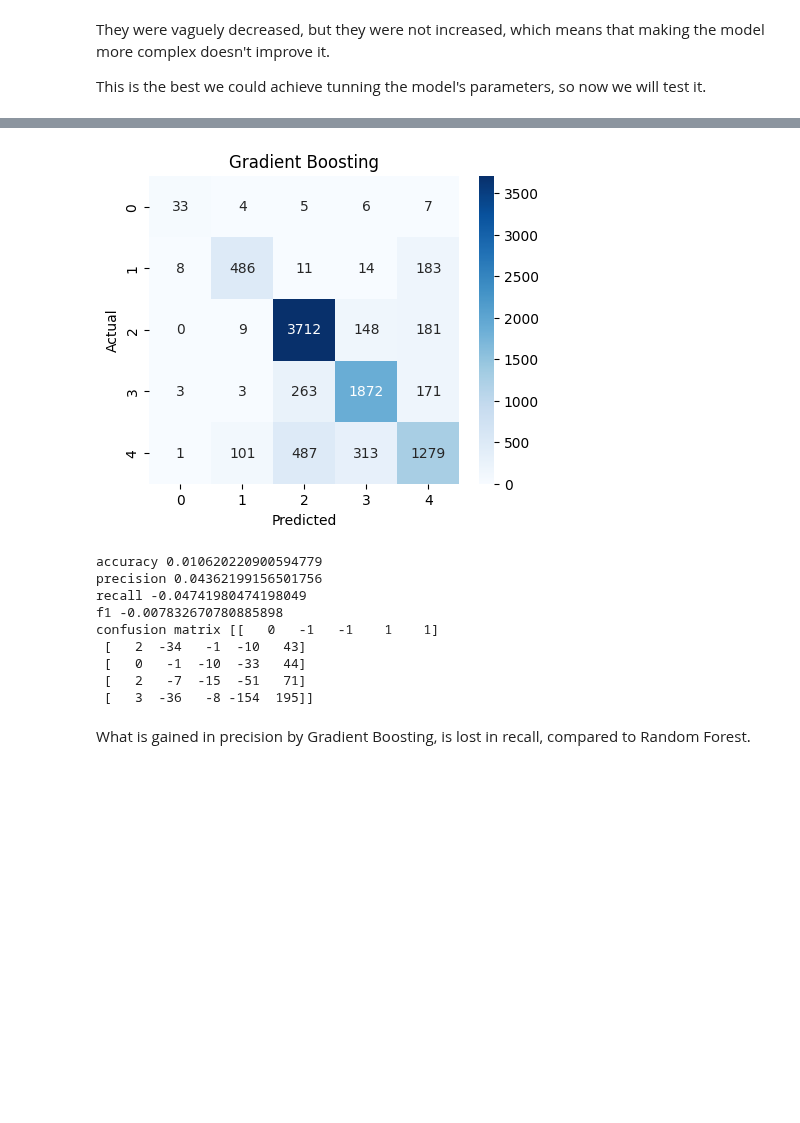
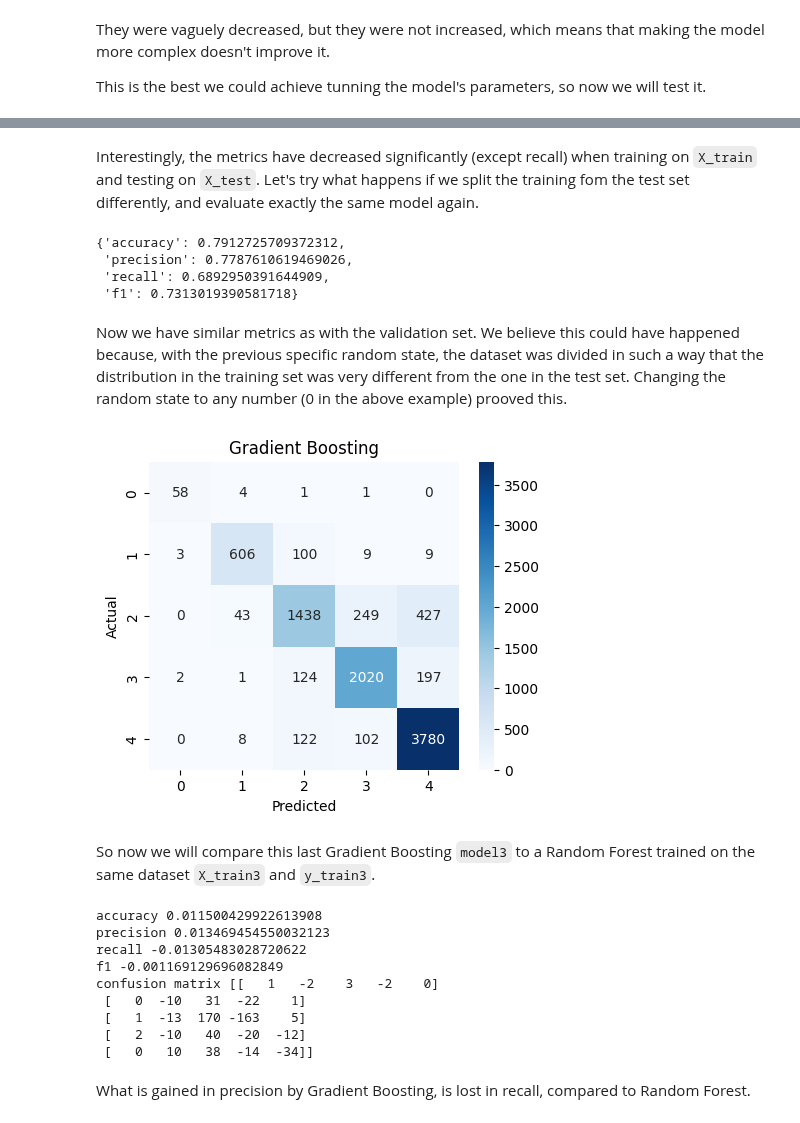
Before and after one commit to Pikurrot/ml-project-uab, a Jupyter notebook: analysis_gb.ipynb, the cells around one changed output, grey strips where cells are left out. Saved outputs shown, nothing was run; the diff lists cells and outputs as text; code cells hidden in the pictures; blank space fills up the shorter version.

Commit message:
Repeat analysis gradient boosting
Metrics didn't change at all, random state problem with splitting the dataset

```diff
--- a/analysis_gb.ipynb
+++ b/analysis_gb.ipynb
@@ -184,31 +203,51 @@ model1.compute_metrics(X_test, y_test)
+# %% [markdown]
+Interestingly, the metrics have decreased significantly (except recall) when training on `X_train` and testing on `X_test`. Let's try what happens if we split the training fom the test set differently, and evaluate exactly the same model again.
+# %%
+X_train3, X_test3, y_train3, y_test3 = utils.preprocessing_LOS(df, test_size=0.2, random_state=0)
+model3 = GradBoost(learning_rate=0.1,
+				  n_estimators=100,
+				  subsample=1.0,
+				  criterion="squared_error",
+				  max_depth=7)
+model3.fit(X_train3, y_train3)
+model3.compute_metrics(X_test3, y_test3)
+# %% [output]
+{'accuracy': 0.7912725709372312,
+ 'precision': 0.7787610619469026,
+ 'recall': 0.6892950391644909,
+ 'f1': 0.7313019390581718}
+# %% [markdown]
+Now we have similar metrics as with the validation set. We believe this could have happened because, with the previous specific random state, the dataset was divided in such a way that the distribution in the training set was very different from the one in the test set. Changing the random state to any number (0 in the above example) prooved this.
 # %%
 import matplotlib.pyplot as plt
 import seaborn as sns
 
-conf_mat = model1.conf_matrix(X_test, y_test)
+conf_mat = model3.conf_matrix(X_test, y_test)
 plt.figure(figsize=(5, 4))
 sns.heatmap(conf_mat, annot=True, fmt="d", cmap="Blues")
 plt.title("Gradient Boosting")
 plt.xlabel("Predicted")
 plt.ylabel("Actual")
 plt.show()
 # %% [output]
-[figure, old version]
+[figure, new version]
+# %% [markdown]
+So now we will compare this last Gradient Boosting `model3` to a Random Forest trained on the same dataset `X_train3` and `y_train3`.
 # %%
 from src.randomforest import RandomForest
 model2 = RandomForest(n_estimators=100, max_depth=16, bootstrap=True, class_weight="balanced")
-model2.fit(X_train, y_train)
-diff = model1.compare(model2, X_test, y_test)
+model2.fit(X_train3, y_train3)
+diff = model3.compare(model2, X_test3, y_test3)
 # %% [output]
-accuracy 0.010620220900594779
-precision 0.04362199156501756
-recall -0.04741980474198049
-f1 -0.007832670780885898
-confusion matrix [[   0   -1   -1    1    1]
- [   2  -34   -1  -10   43]
- [   0   -1  -10  -33   44]
- [   2   -7  -15  -51   71]
- [   3  -36   -8 -154  195]]
+accuracy 0.011500429922613908
+precision 0.013469454550032123
+recall -0.01305483028720622
+f1 -0.001169129696082849
+confusion matrix [[   1   -2    3   -2    0]
+ [   0  -10   31  -22    1]
+ [   1  -13  170 -163    5]
+ [   2  -10   40  -20  -12]
+ [   0   10   38  -14  -34]]
 # %% [markdown]
 What is gained in precision by Gradient Boosting, is lost in recall, compared to Random Forest.
 # %%
```
Also changed, not shown: parts of 13 cells of this notebook.
